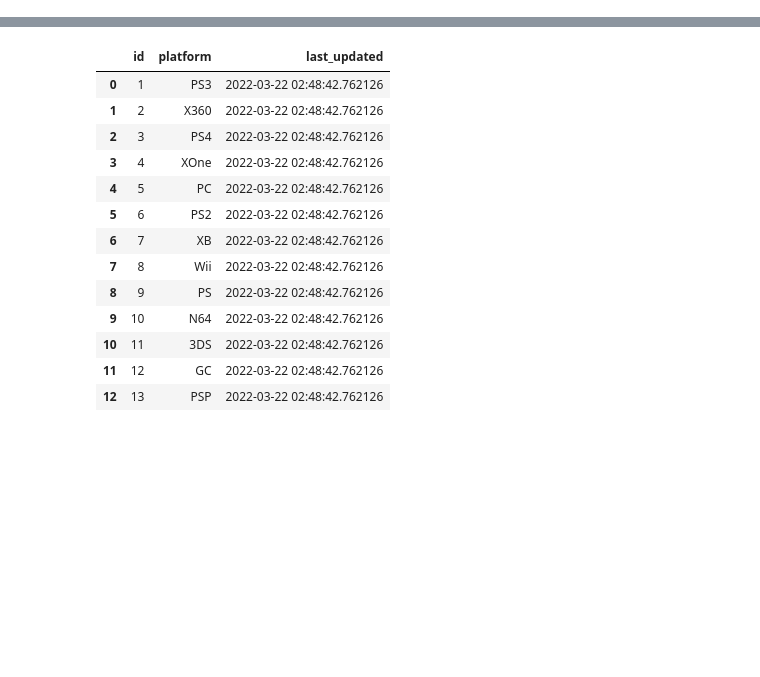
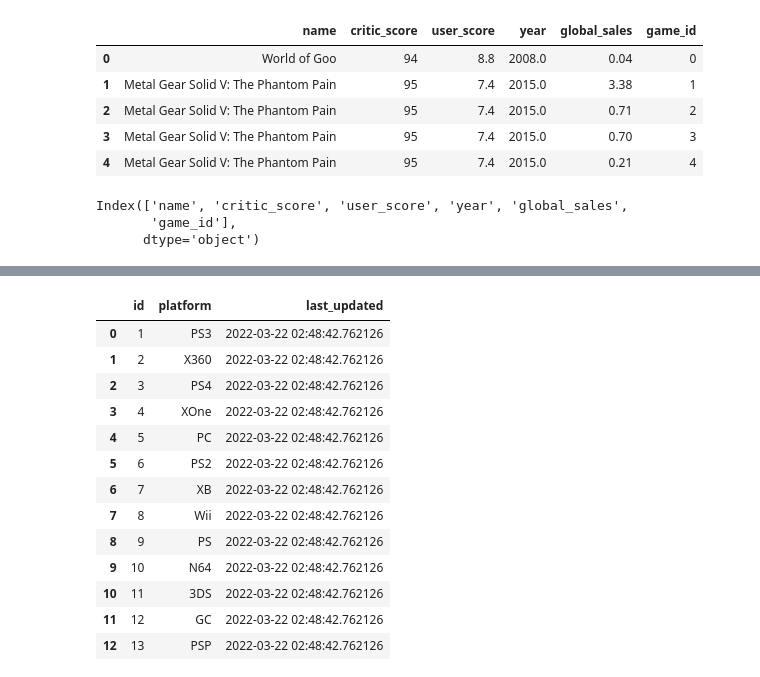
Before and after one commit to ebimoosa/smu_project_2_group_2, a Jupyter notebook: P2/Data_Queries.ipynb, the cells around one changed output, grey strips where cells are left out. Drawn from its saved outputs; the diff is of its cells as text; code cells hidden in the pictures; blank space fills up the shorter version.

```diff
--- a/P2/Data_Queries.ipynb
+++ b/P2/Data_Queries.ipynb
@@ -30,0 +47,16 @@ LINE 5:             GameGenres;
+# %%
+df = df.drop(["id", "platform", 'genre', "last_update"], axis=1)
+df.head()
+# %% [output]
+|  | name | critic_score | user_score | year | global_sales | game_id |
+| 0 | World of Goo | 94 | 8.8 | 2008.0 | 0.04 | 0 |
+| 1 | Metal Gear Solid V: The Phantom Pain | 95 | 7.4 | 2015.0 | 3.38 | 1 |
+| 2 | Metal Gear Solid V: The Phantom Pain | 95 | 7.4 | 2015.0 | 0.71 | 2 |
+| 3 | Metal Gear Solid V: The Phantom Pain | 95 | 7.4 | 2015.0 | 0.70 | 3 |
+| 4 | Metal Gear Solid V: The Phantom Pain | 95 | 7.4 | 2015.0 | 0.21 | 4 |
+# %%
+df.columns
+# %% [output]
+Index(['name', 'critic_score', 'user_score', 'year', 'global_sales',
+       'game_id'],
+      dtype='object')
```
Also changed, not shown: parts of 6 cells of this notebook, 8 other files.
